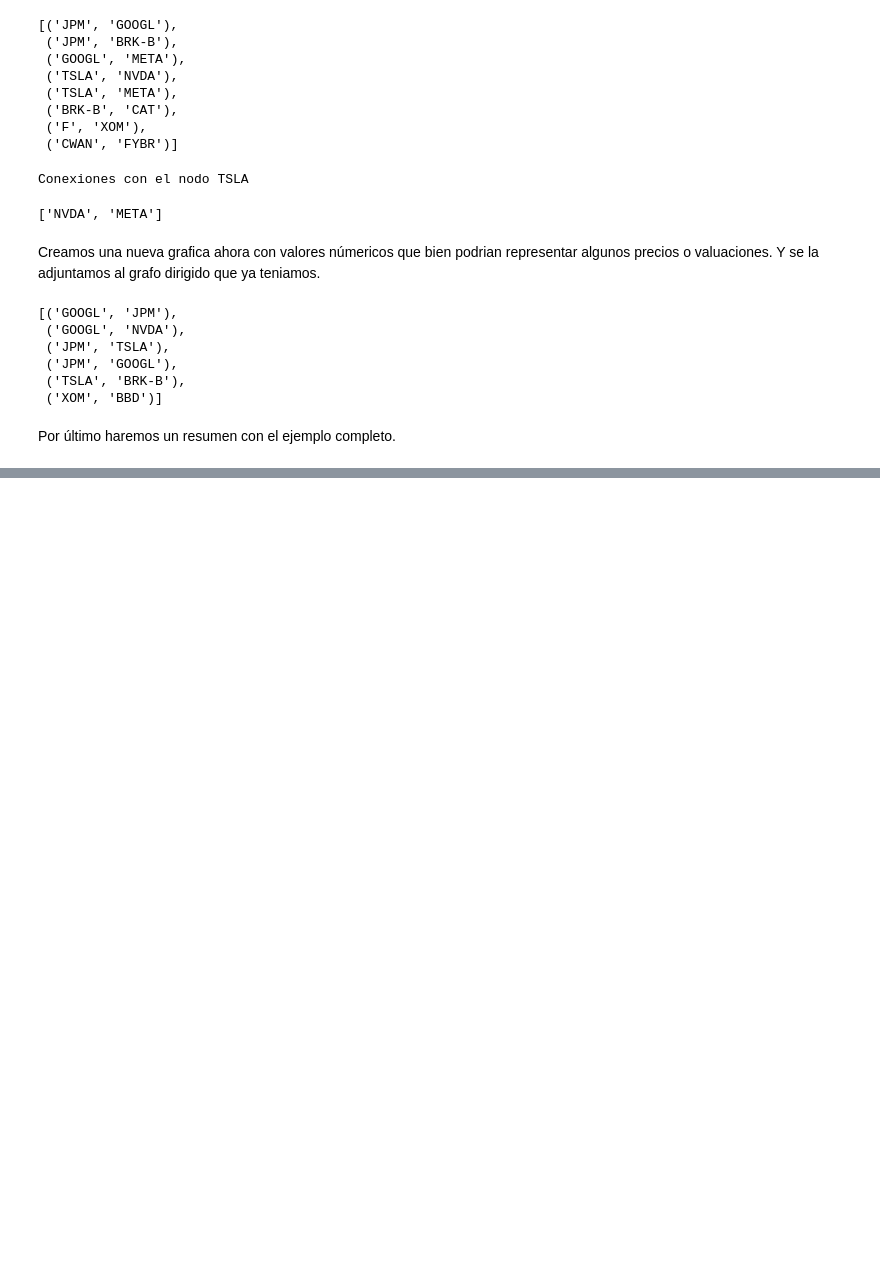
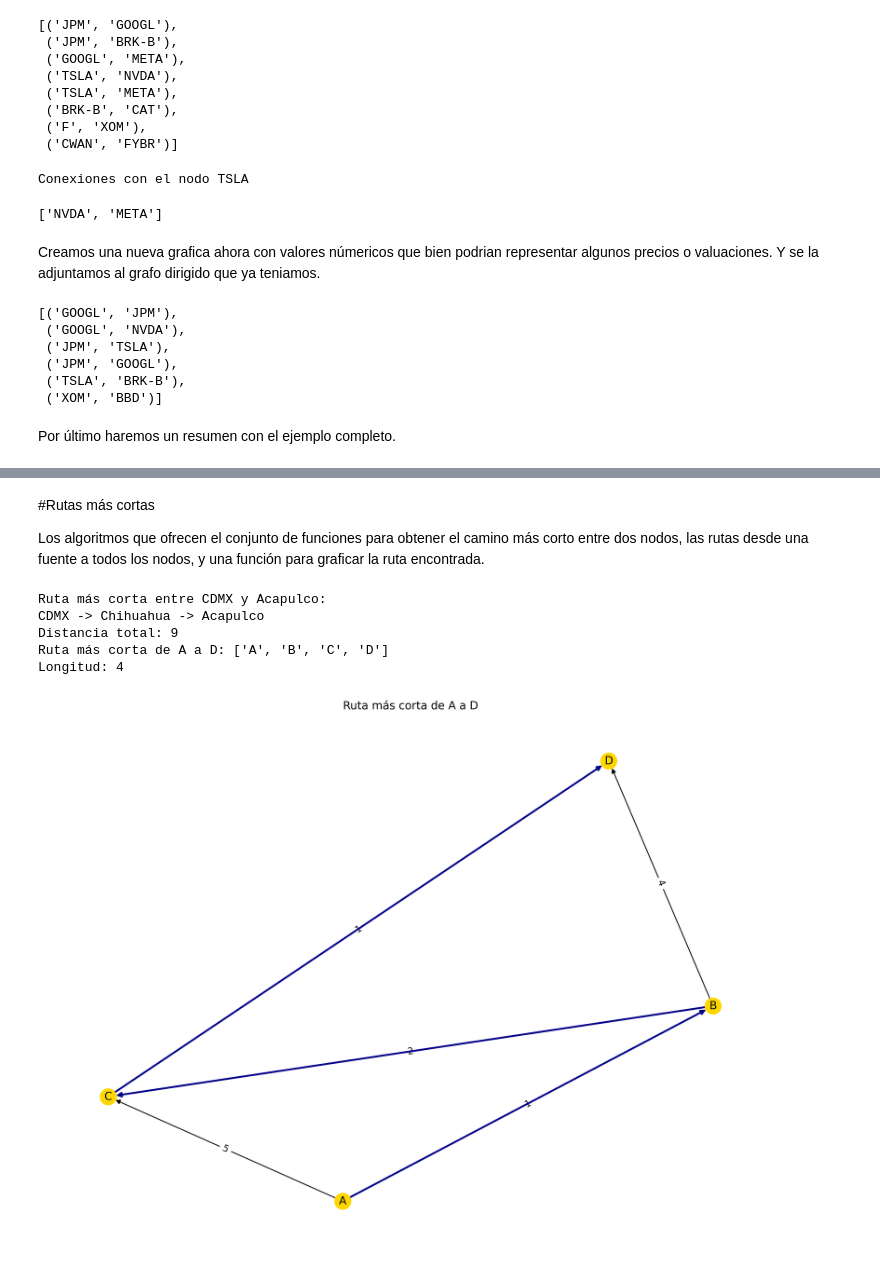
Before and after one commit to Yoyo1505/Noriega-Zaldiavr-Jorge-Armando_INV_OPS, a Jupyter notebook: NetworkX_Tutorial.ipynb, the cells around one changed output, grey strips where cells are left out. Drawn from its saved outputs; the diff is of its cells as text; code cells hidden in the pictures; blank space fills up the shorter version.

```diff
--- a/NetworkX_Tutorial.ipynb
+++ b/NetworkX_Tutorial.ipynb
@@ -371,0 +468,71 @@ Longitud del camino más corto: 0.7
+# %% [markdown]
+#Rutas más cortas
+
+Los algoritmos que ofrecen el conjunto de funciones para obtener el camino más corto entre dos nodos, las rutas desde una fuente a todos los nodos, y una función para graficar la ruta encontrada.
+# %%
+# Representamos el grafo como lista.
+grafo = {i: [] for i in range(len(ciudades))}
+for costo, c1, c2 in carreteras:
+    grafo[c1].append((c2, costo))
+    grafo[c2].append((c1, costo))  # no dirigido
+
+# Dijkstra sin librerías
+import heapq
+
+def dijkstra(inicio):
+    dist = [float("inf")] * len(ciudades)
+    dist[inicio] = 0
+    prev = [-1] * len(ciudades)
+    pq = [(0, inicio)]
+    while pq:
+        d, nodo = heapq.heappop(pq)
+        if d > dist[nodo]:
+            continue
+        for vecino, peso in grafo[nodo]:
+            if dist[vecino] > dist[nodo] + peso:
+                dist[vecino] = dist[nodo] + peso
+                prev[vecino] = nodo
+                heapq.heappush(pq, (dist[vecino], vecino))
+    return dist, prev
+
+inicio, fin = 0, 4  # CDMX -> Acapulco
+distancias, padres = dijkstra(inicio)
+
+# Reconstruir el camino
+camino = []
+nodo = fin
+while nodo != -1:
+    camino.append(ciudades[nodo])
+    nodo = padres[nodo]
+camino.reverse()
+
+print(f"Ruta más corta entre {ciudades[inicio]} y {ciudades[fin]}:")
+print(" -> ".join(camino))
+print("Distancia total:", distancias[fin])
+
+DG = nx.DiGraph()
+DG.add_weighted_edges_from([
+    ("A", "B", 1), ("A", "C", 5), ("B", "C", 2), ("B", "D", 4), ("C", "D", 1)
+])
+
+# Ruta más corta
+path = nx.shortest_path(DG, source="A", target="D", weight="weight")
+length = nx.shortest_path_length(DG, source="A", target="D", weight="weight")
+print("Ruta más corta de A a D:", path)
+print("Longitud:", length)
+
+# Dibujar
+pos = nx.spring_layout(DG, seed=42)
+plt.figure(figsize=(11,8),dpi=350)
+nx.draw(DG, pos, with_labels=True, node_color="gold")
+nx.draw_networkx_edge_labels(DG, pos, edge_labels=nx.get_edge_attributes(DG,"weight"))
+nx.draw_networkx_edges(DG, pos, edgelist=list(zip(path[:-1], path[1:])), width=2, edge_color="darkblue")
+plt.title("Ruta más corta de A a D")
+plt.show()
+# %% [output]
+Ruta más corta entre CDMX y Acapulco:
+CDMX -> Chihuahua -> Acapulco
+Distancia total: 9
+Ruta más corta de A a D: ['A', 'B', 'C', 'D']
+Longitud: 4
+[figure, added]
```
Also changed, not shown: parts of 8 cells of this notebook.
